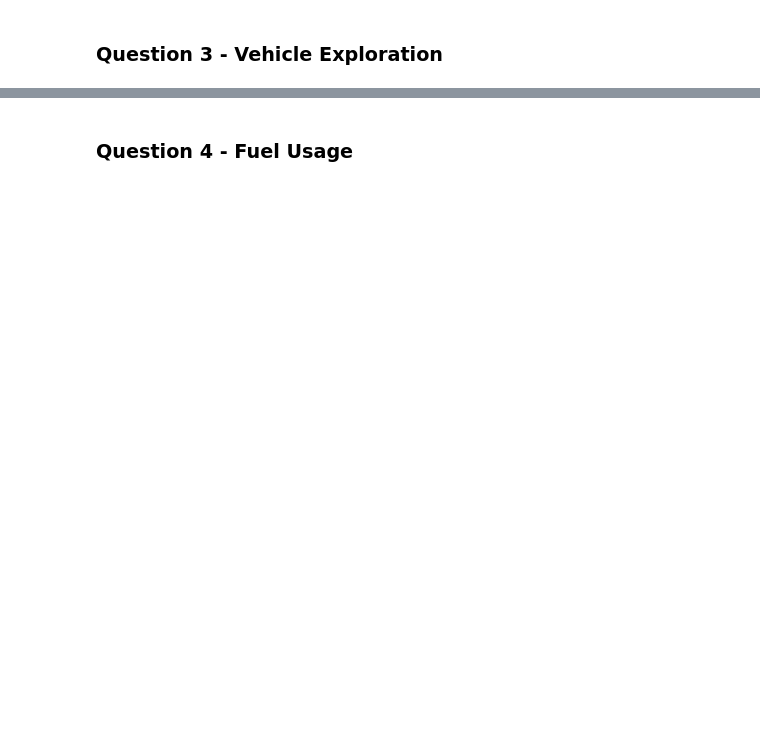
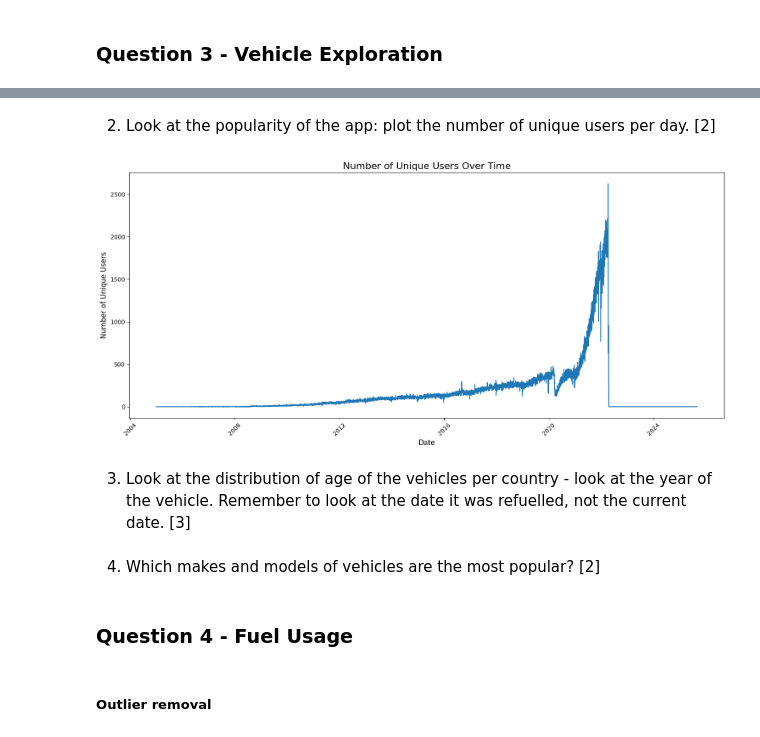
Before and after one commit to tarunaidoo/IDVE_Assignment1, a Jupyter notebook: Assignement.ipynb, the cells around one changed output, grey strips where cells are left out. Cells and saved outputs as stored; diff of their text form; code cells hidden in the pictures; blank space fills up the shorter version.

```diff
--- a/Assignement.ipynb
+++ b/Assignement.ipynb
@@ -106,2 +663,27 @@ ModuleNotFoundError: No module named 'matplotlib'
+# %% [markdown]
+2. Look at the popularity of the app: plot the number of unique users per
+day. [2]
+# %%
+df['date_fueled_day'] = df['date_fueled_cleaned'].dt.date
+unique_users_per_day = df.groupby('date_fueled_day')['user_id'].nunique()
+
+plt.figure(figsize=(15, 7))
+sns.lineplot(data=unique_users_per_day)
+plt.title('Number of Unique Users Over Time', fontsize=16)
+plt.xlabel('Date', fontsize=12)
+plt.ylabel('Number of Unique Users', fontsize=12)
+plt.xticks(rotation=45)
+plt.tight_layout()
+plt.show()
+# %% [output]
+[figure, added]
+# %% [markdown]
+3. Look at the distribution of age of the vehicles per country - look at the
+year of the vehicle. Remember to look at the date it was refuelled, not
+the current date. [3]
+# %% [markdown]
+4. Which makes and models of vehicles are the most popular? [2]
 # %% [markdown]
 ### Question 4 - Fuel Usage
+# %% [markdown]
+##### Outlier removal
```
Also changed, not shown: parts of 53 cells of this notebook, 1 other file.
